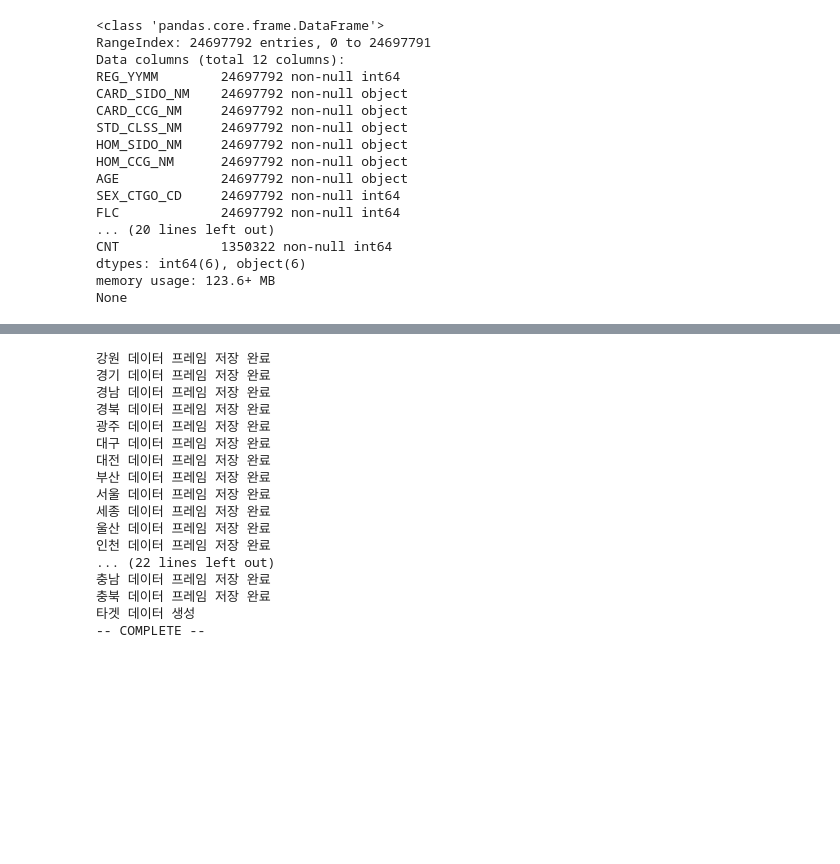
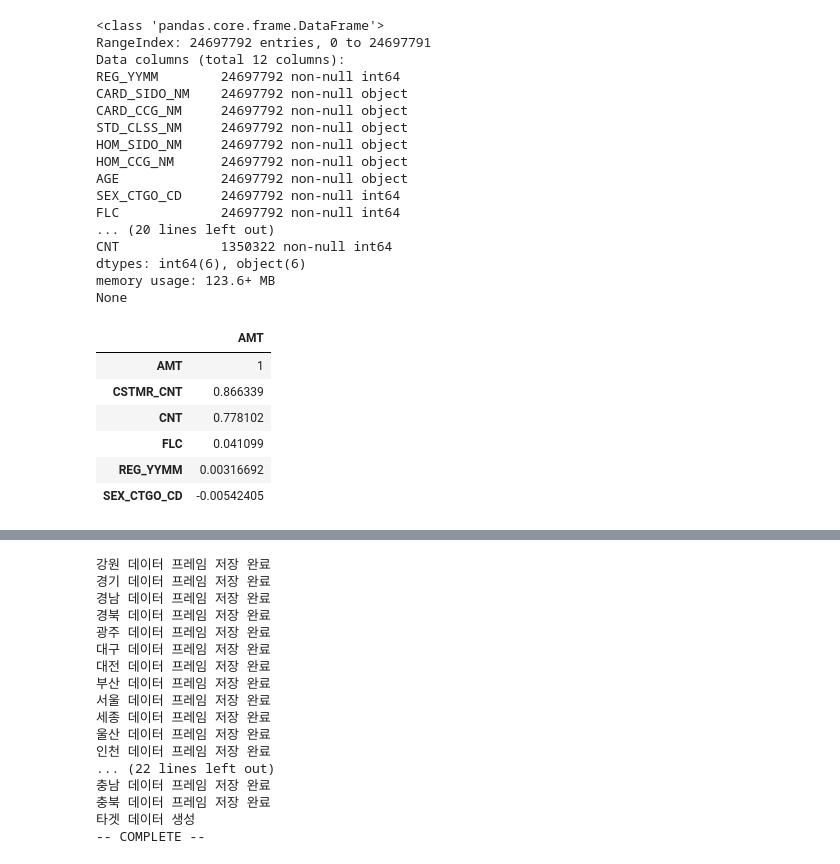
Before and after one commit to lhk063/Winter, a Jupyter notebook: 데이콘/제주 신용카드 빅데이터 경진대회/제주_LSTM.ipynb, the cells around one changed output, grey strips where cells are left out. Drawn from its saved outputs; the diff is of its cells as text; code cells hidden in the pictures; blank space fills up the shorter version.

```diff
--- a/데이콘/제주 신용카드 빅데이터 경진대회/제주_LSTM.ipynb
+++ b/데이콘/제주 신용카드 빅데이터 경진대회/제주_LSTM.ipynb
@@ -66,3 +64,15 @@ CNT             1350322 non-null int64
 dtypes: int64(6), object(6)
 memory usage: 123.6+ MB
 None
+# %%
+corr = Dacon.corr()
+corr_trsc = corr.AMT.sort_values(ascending=False).to_frame()
+corr_trsc.style.background_gradient(cmap='magma')
+# %% [output]
+|  | AMT |
+| AMT | 1 |
+| CSTMR_CNT | 0.866339 |
+| CNT | 0.778102 |
+| FLC | 0.041099 |
+| REG_YYMM | 0.00316692 |
+| SEX_CTGO_CD | -0.00542405 |
```
Also changed, not shown: parts of 7 cells of this notebook, 1 other file.
